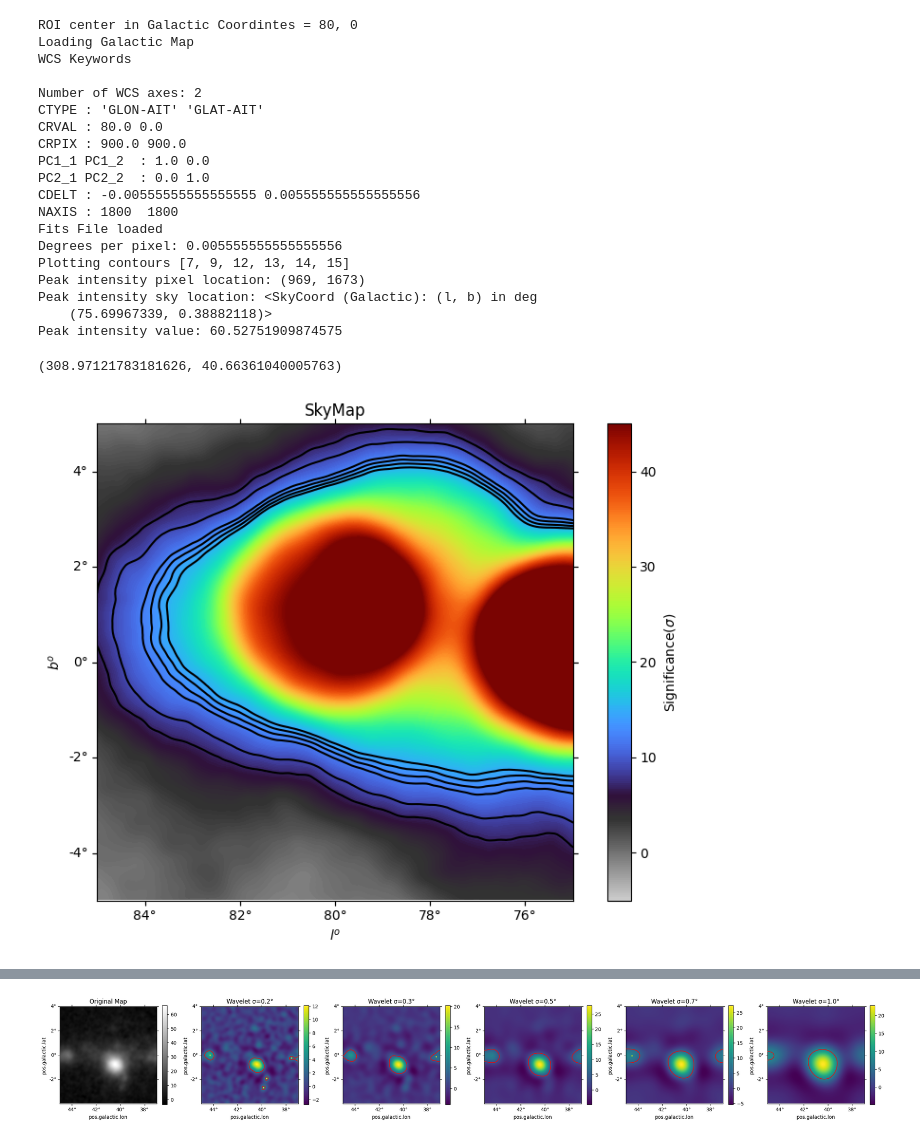
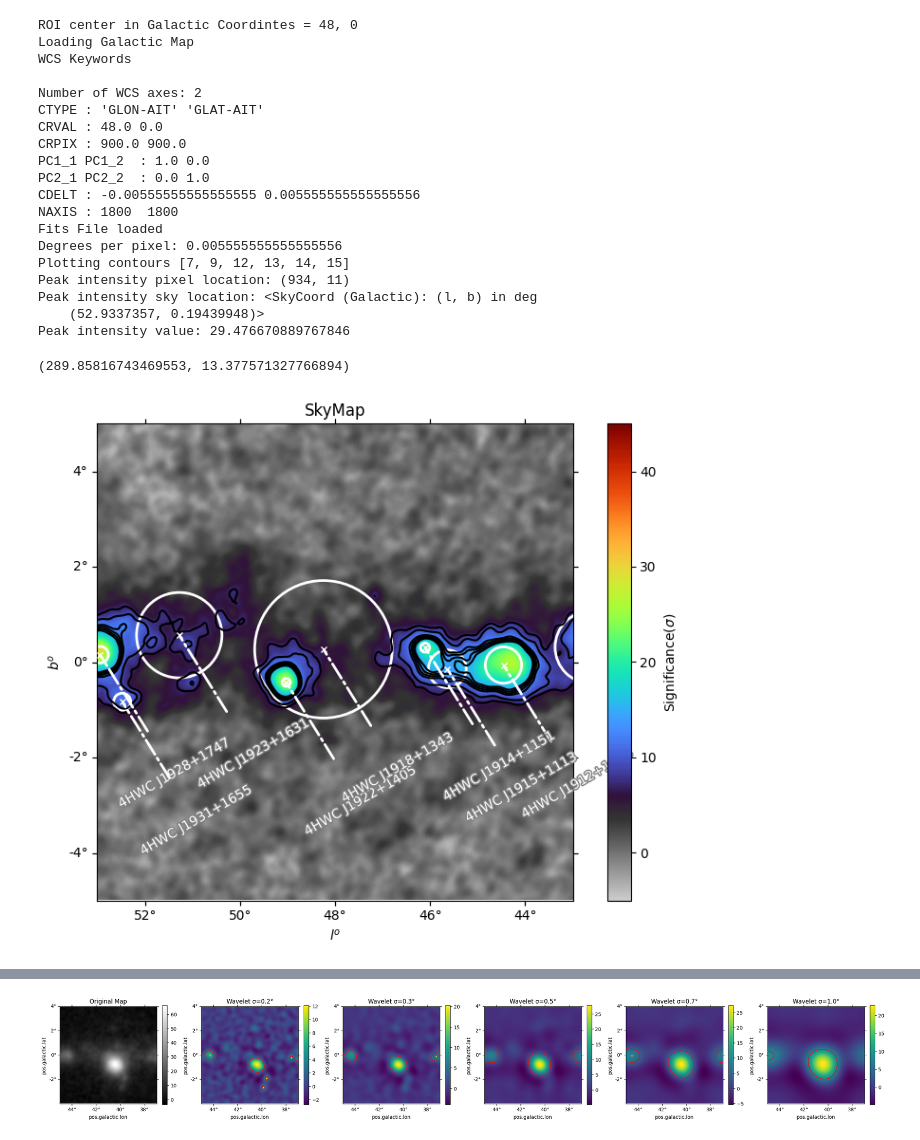
Before and after one commit to rishibbdb/AstroImageDetection, a Jupyter notebook: wavelet.ipynb, the cells around one changed output, grey strips where cells are left out. Drawn from its saved outputs; the diff is of its cells as text; code cells hidden in the pictures.

```diff
--- a/wavelet.ipynb
+++ b/wavelet.ipynb
@@ -111,36 +114,35 @@ Peak intensity value: 33.67956430348725
 # %%
-filename ='/Users/rishi/Documents/Analysis/data/map.fits'
-filename ='/Users/rishi/Documents/Analysis/data/aligned-ml-wholesky-neg-ext2.0.fits.gz'
-x = 80
+filename ='/Users/rishi/Documents/Analysis/data/aligned-ml-wholesky-neg-ext0.0.fits.gz'
+x = 48
 y = 0
 xlength =  5
 ylength = 5
 coord_sys = 'G'
 array, _, wcs, xnum, ynum, pixel_size = load_hawc_data(filename, x, y, xlength, ylength, coord_sys)
-fig=make_plots(array, wcs, pixel_size, coordsys='G', threshold=5, vmin=-5, vmax=45, contour=True, title='SkyMap', hotspots=None, save_dir=None, pdf=False, cmap='ult', figsize=(10, 6), labels=['4afgl', 'pualsar', '4haawc', '1lhaaaso'])
+fig=make_plots(array, wcs, pixel_size, coordsys='G', threshold=5, vmin=-5, vmax=45, contour=True, title='SkyMap', hotspots=None, save_dir=None, pdf=False, cmap='ult', figsize=(10, 6), labels=['4afgl', 'pualsar', '4hawc', '1lhaaaso'])
 find_peak(array, wcs)
 gal_to_cel(x, y)
 # %% [output]
-ROI center in Galactic Coordintes = 80, 0
+ROI center in Galactic Coordintes = 48, 0
 Loading Galactic Map
 WCS Keywords
 
 Number of WCS axes: 2
 CTYPE : 'GLON-AIT' 'GLAT-AIT'
-CRVAL : 80.0 0.0
+CRVAL : 48.0 0.0
 CRPIX : 900.0 900.0
 PC1_1 PC1_2  : 1.0 0.0
 PC2_1 PC2_2  : 0.0 1.0
 CDELT : -0.00555555555555555 0.005555555555555556
 NAXIS : 1800  1800
 Fits File loaded
 Degrees per pixel: 0.005555555555555556
 Plotting contours [7, 9, 12, 13, 14, 15]
-Peak intensity pixel location: (969, 1673)
+Peak intensity pixel location: (934, 11)
 Peak intensity sky location: <SkyCoord (Galactic): (l, b) in deg
-    (75.69967339, 0.38882118)>
-Peak intensity value: 60.52751909874575
+    (52.9337357, 0.19439948)>
+Peak intensity value: 29.476670889767846
-(308.97121783181626, 40.66361040005763)
+(289.85816743469553, 13.377571327766894)
-[figure, old version]
+[figure, new version]
 # %%
 scales = [0.1,0.2, 0.3, 0.5, 0.7, 1.0]
```
Also changed, not shown: parts of 5 cells of this notebook, 5 other files.
